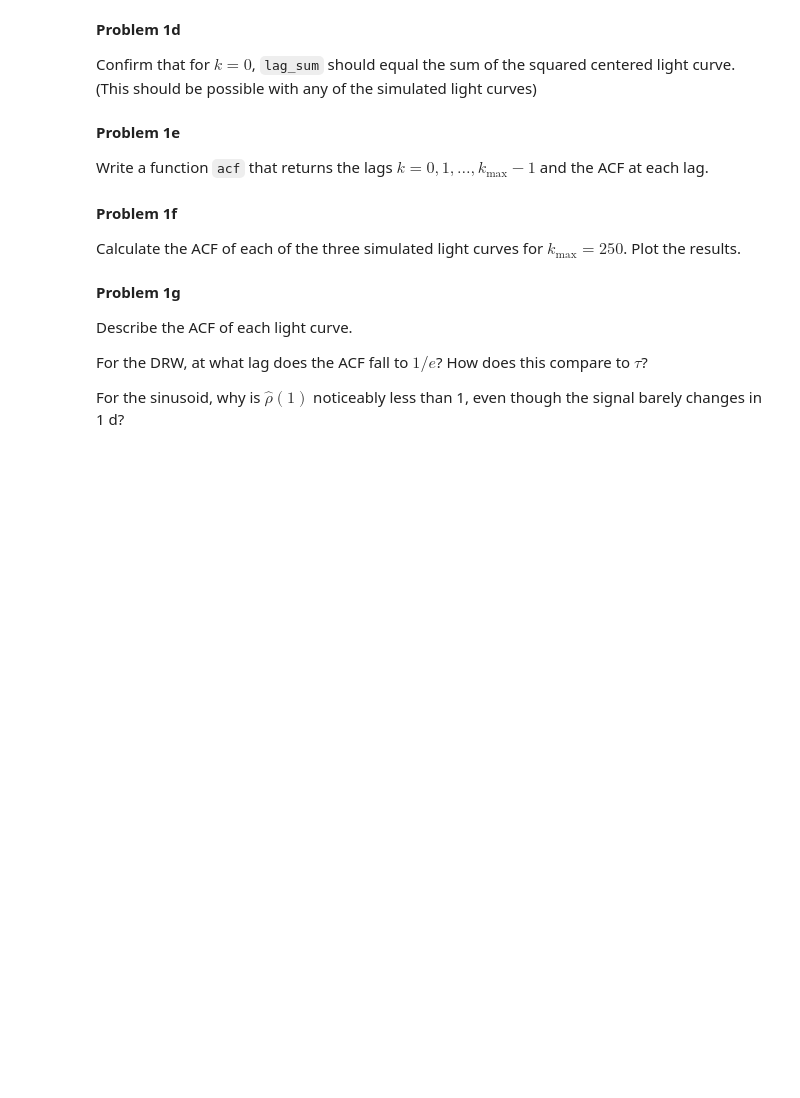
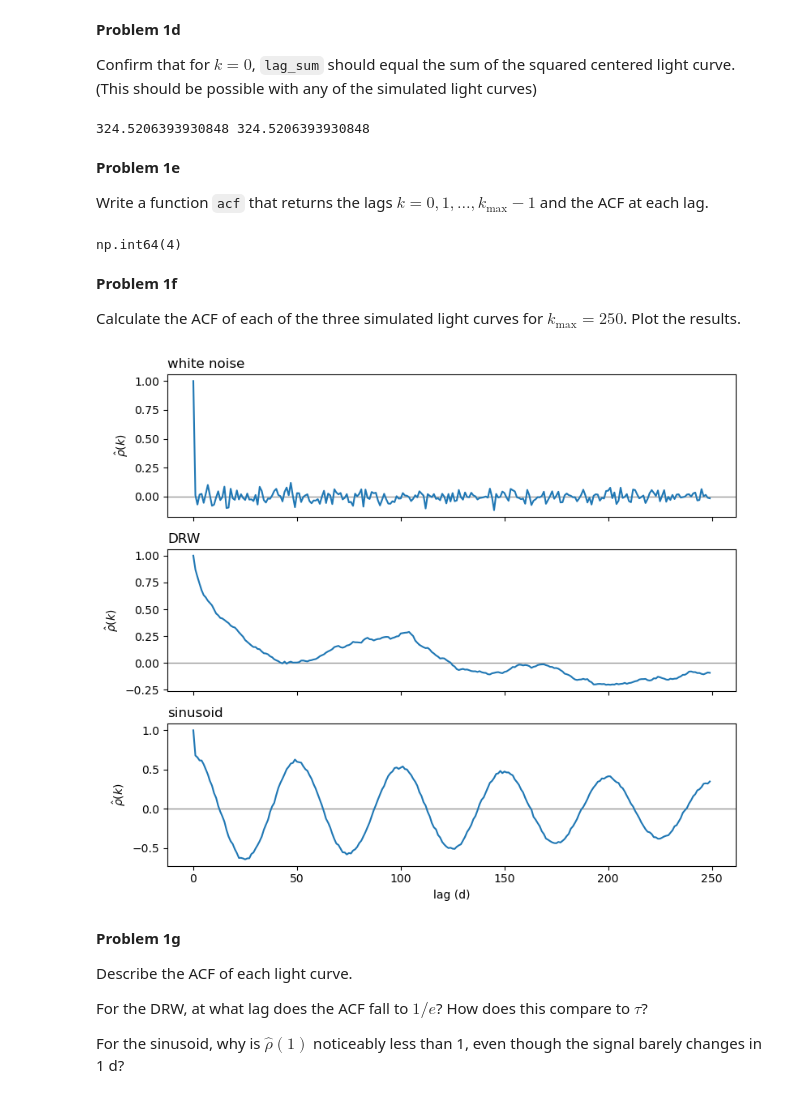
Before and after one commit to LSSTC-DSFP/Session-27, a Jupyter notebook: Day1/CorrelationFunctions.ipynb, the cells around one changed output. Saved outputs shown, nothing was run; the diff lists cells and outputs as text; code cells hidden in the pictures; blank space fills up the shorter version.

```diff
--- a/Day1/CorrelationFunctions.ipynb
+++ b/Day1/CorrelationFunctions.ipynb
@@ -151,7 +153,7 @@ def center(y):
     yc : array-like
         mean-subtracted flux measurements
     '''
-    yc = # complete
+    yc = y - np.mean(y)# complete
     return yc
 # %% [markdown]
 **Problem 1c**
@@ -180,15 +182,20 @@ def lag_sum(yc, k):
         sum over i of yc[i] * yc[i+k]
     '''
     N = len(yc)
-    total = # complete
+    total = np.sum([yc[i] * yc[i+k] for i in range(0, N-k)])
+
+
+    # complete
     return total
 # %% [markdown]
 **Problem 1d**
 
 Confirm that for $k = 0$, `lag_sum` should equal the sum of the squared centered light curve. (This should be possible with any of the simulated light curves)
 # %%
-yc = # complete
+yc = center(y_drw) # complete
 print(lag_sum(yc, 0), np.sum(yc**2))
+# %% [output]
+324.5206393930848 324.5206393930848
 # %% [markdown]
 **Problem 1e**
 
@@ -215,11 +222,15 @@ def acf(y, kmax):
         ACF at each lag
     '''
     yc = center(y)
-    lags = # complete
-    rho = # complete
-    # complete
-    # complete
+    lags = np.arange(0, kmax).astype(int)
+
+    rho =  [lag_sum(yc, lags[i]) for i in lags]/np.sum((yc**2))
+
     return lags, rho
+# %%
+np.arange(0, 5).astype(int)[4]
+# %% [output]
+np.int64(4)
 # %% [markdown]
 **Problem 1f**
 
@@ -227,13 +238,15 @@ Calculate the ACF of each of the three simulated light curves for $k_\mathrm{max
 # %%
 fig, ax = plt.subplots(3, 1, figsize=(8, 7), sharex=True)
 for axis, y, label in zip(ax, [y_white, y_drw, y_sin], ["white noise", "DRW", "sinusoid"]):
-    lags, rho = # complete
+    lags, rho = acf(y, 250)[0], acf(y, 250)[1]
     axis.axhline(0, color="0.6", lw=1)
     axis.plot(lags, rho)
     axis.set_ylabel(r"$\hat\rho(k)$")
     axis.set_title(label, loc="left")
 ax[2].set_xlabel("lag (d)")
 fig.tight_layout()
+# %% [output]
+[figure, added]
 # %% [markdown]
 **Problem 1g**
 
```
Also changed, not shown: parts of 1 cell of this notebook.
